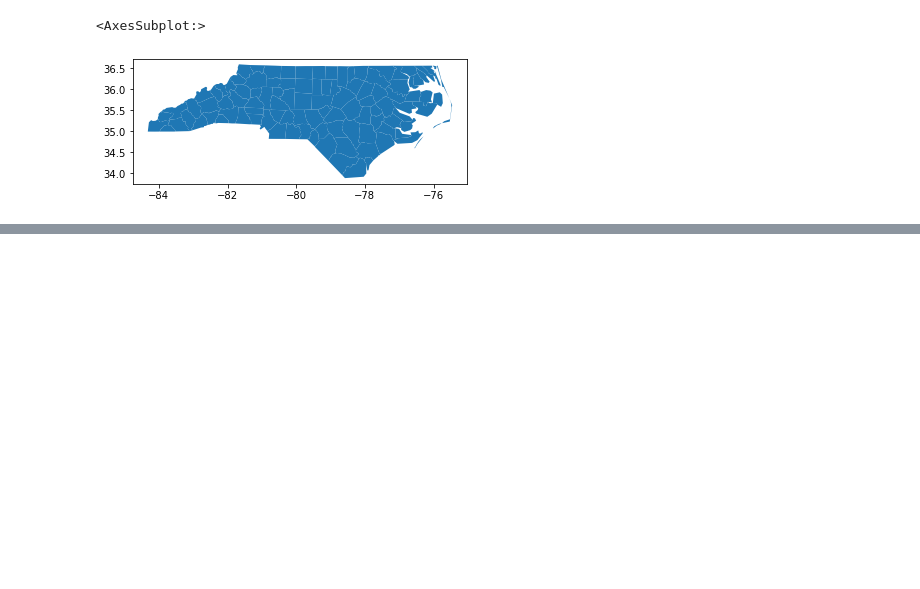
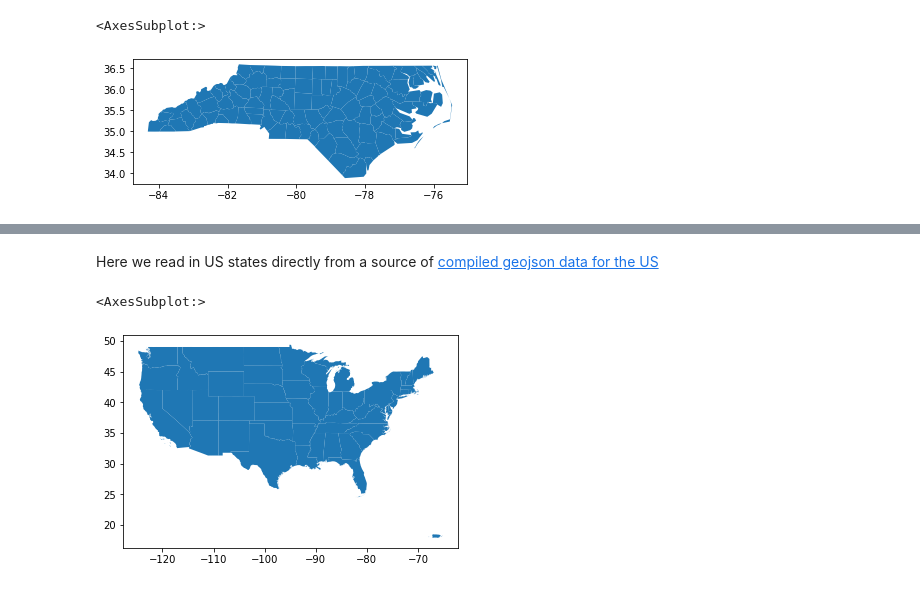
Before and after one commit to mhweber/AWRA2022GeoWorkshop, a Jupyter notebook: Workbooks/Python/Session2/Geoprocessing in Python - Importing.ipynb, the cells around one changed output, grey strips where cells are left out. Drawn from its saved outputs; the diff is of its cells as text; code cells hidden in the pictures; blank space fills up the shorter version.

```diff
--- a/Workbooks/Python/Session2/Geoprocessing in Python - Importing.ipynb
+++ b/Workbooks/Python/Session2/Geoprocessing in Python - Importing.ipynb
@@ -76,0 +89,10 @@ nc.plot()
+# %% [markdown]
+Here we read in US states directly from a source of [compiled geojson data for the US](https://eric.clst.org/tech/usgeojson/)
+# %%
+states = gpd.read_file('https://eric.clst.org/assets/wiki/uploads/Stuff/gz_2010_us_040_00_500k.json')
+states = states[~states["NAME"].isin(['Hawaii','Alaska'])]
+states.plot()
+# states.head()
+# %% [output]
+<AxesSubplot:>
+[figure, added]
```
Also changed, not shown: parts of 8 cells of this notebook, 1 other file.
